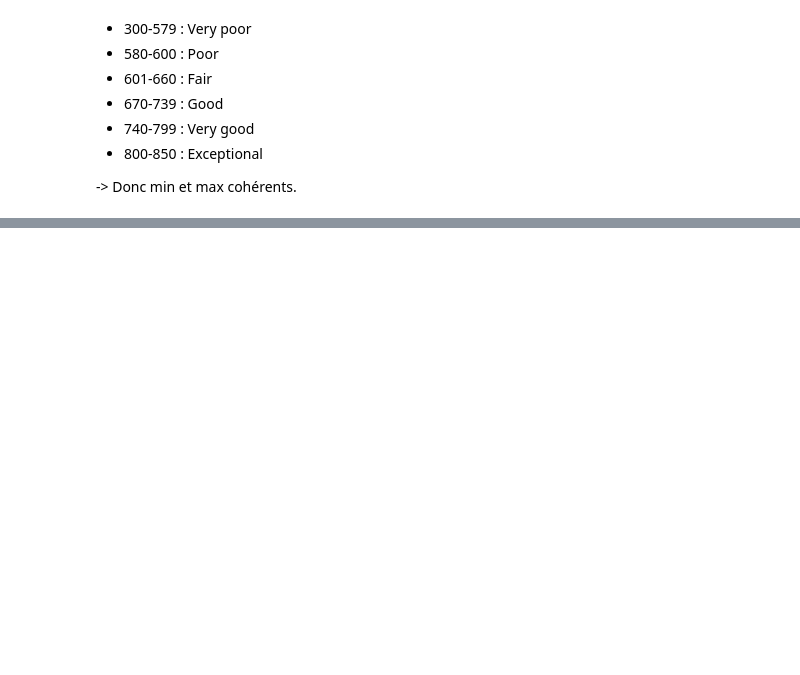
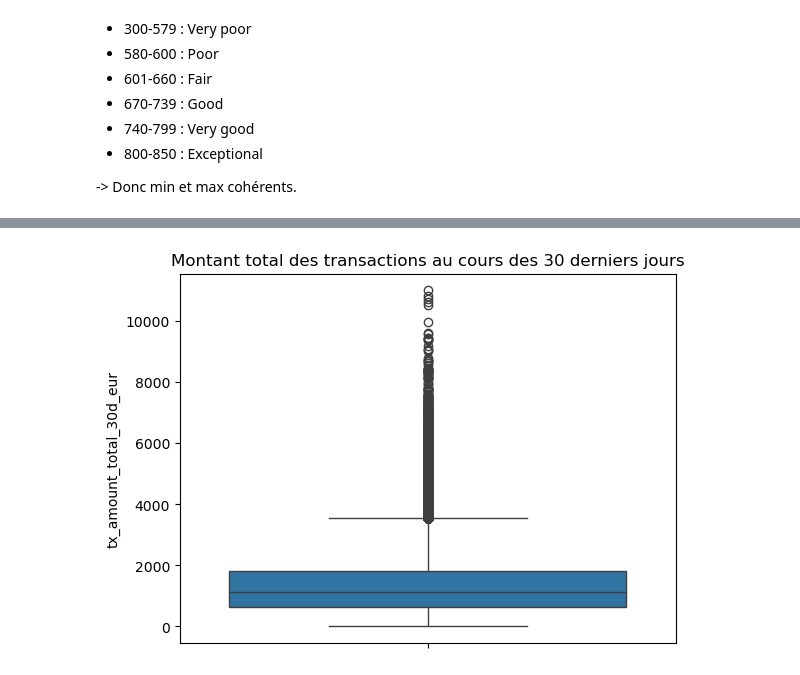
Before and after one commit to Maellelc13/Projet_ML2, a Jupyter notebook: EDA/eda_nelly.ipynb, the cells around one changed output, grey strips where cells are left out. Drawn from its saved outputs; the diff is of its cells as text; code cells hidden in the pictures; blank space fills up the shorter version.

```diff
--- a/EDA/eda_nelly.ipynb
+++ b/EDA/eda_nelly.ipynb
@@ -268,0 +255,6 @@ print("\nOutliers suspects (>1000) :", (df[col_tx]>1000).sum())
+# %%
+sns.boxplot(y=df['tx_amount_total_30d_eur'])
+plt.title('Montant total des transactions au cours des 30 derniers jours')
+plt.show()
+# %% [output]
+[figure, added]
```
Also changed, not shown: parts of 17 cells of this notebook.
